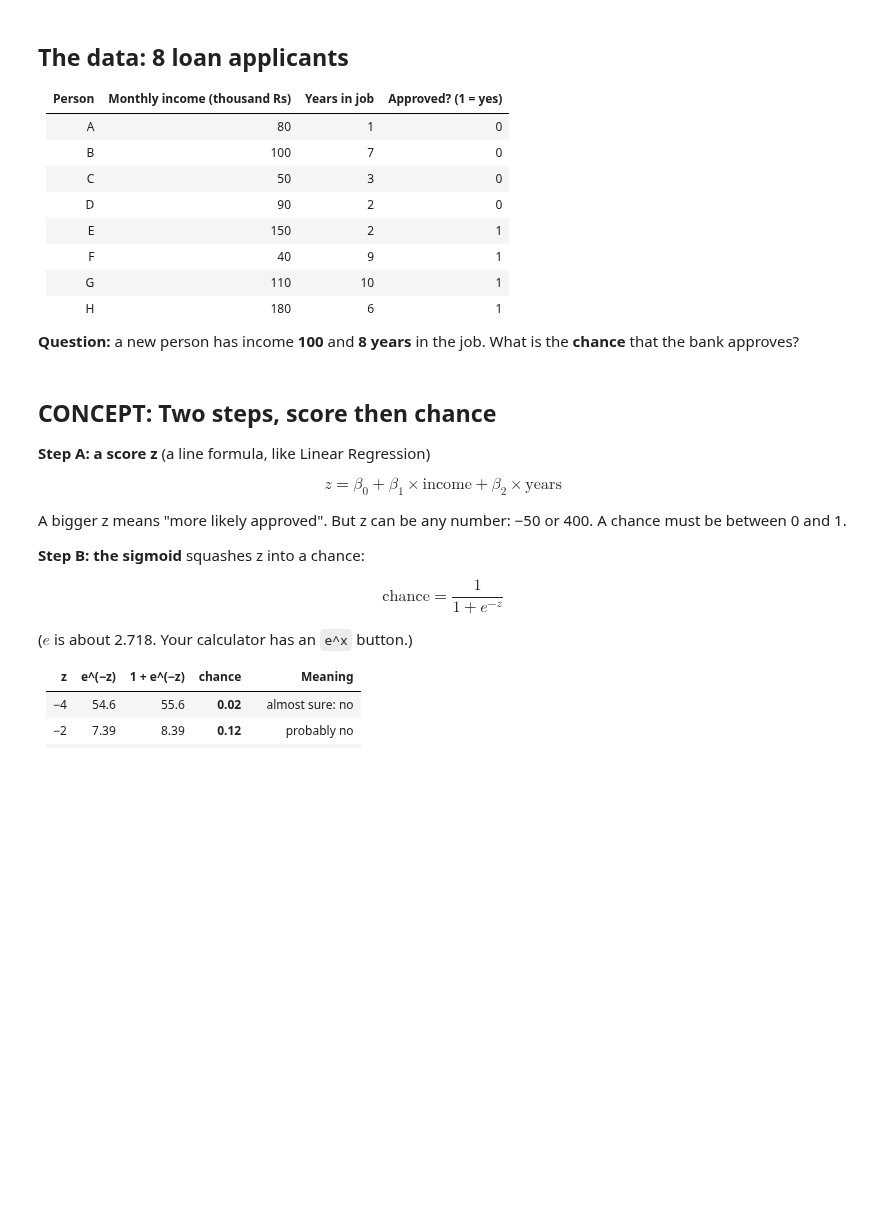
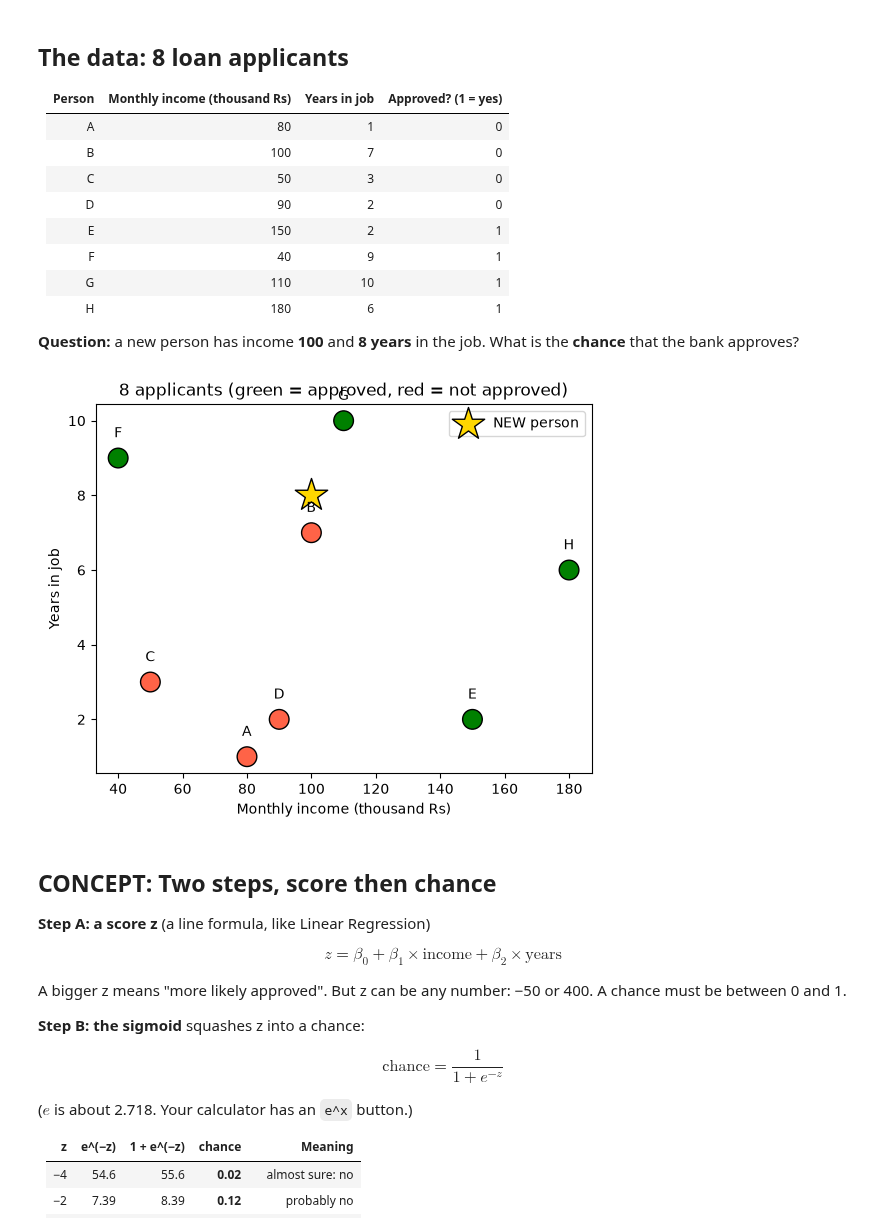
Before and after one commit to faizansakhi/Python-for-AI, a Jupyter notebook: notebooks/Week 4/Day 19/Day_19_Classification.ipynb, the cells around one changed output. Cells and saved outputs as stored; diff of their text form; code cells hidden in the pictures; blank space fills up the shorter version.

```diff
--- a/notebooks/Week 4/Day 19/Day_19_Classification.ipynb
+++ b/notebooks/Week 4/Day 19/Day_19_Classification.ipynb
@@ -64,25 +64,27 @@ Above 0.5 → **approve**. Below 0.5 → **reject**.
 # %%
 import numpy as np
 import pandas as pd
 import matplotlib.pyplot as plt
 
 people = pd.DataFrame({
     "monthly_income": [80, 100, 50, 90, 150, 40, 110, 180],
     "years_in_job":   [1, 7, 3, 2, 2, 9, 10, 6],
     "approved":       [0, 0, 0, 0, 1, 1, 1, 1],
 }, index=list("ABCDEFGH"))
 new_person = pd.DataFrame({"monthly_income": [100], "years_in_job": [8]})
 
-colours = people["approved"].map({0: "tomato", 1: "seagreen"})
+colours = people["approved"].map({0: "tomato", 1: "green"})
 plt.scatter(people["monthly_income"], people["years_in_job"], c=colours, s=200, edgecolors="black")
 for name, row in people.iterrows():
     plt.annotate(name, (row["monthly_income"], row["years_in_job"]), xytext=(0, 15), textcoords="offset points", ha="center")
 plt.scatter(100, 8, marker="*", s=600, color="gold", edgecolors="black", label="NEW person")
 plt.xlabel("Monthly income (thousand Rs)")
 plt.ylabel("Years in job")
 plt.title("8 applicants (green = approved, red = not approved)")
 plt.legend()
 plt.show()
+# %% [output]
+[figure, added]
 # %% [markdown]
 ## CONCEPT: Two steps, score then chance
 
```
Also changed, not shown: parts of 12 cells of this notebook.
